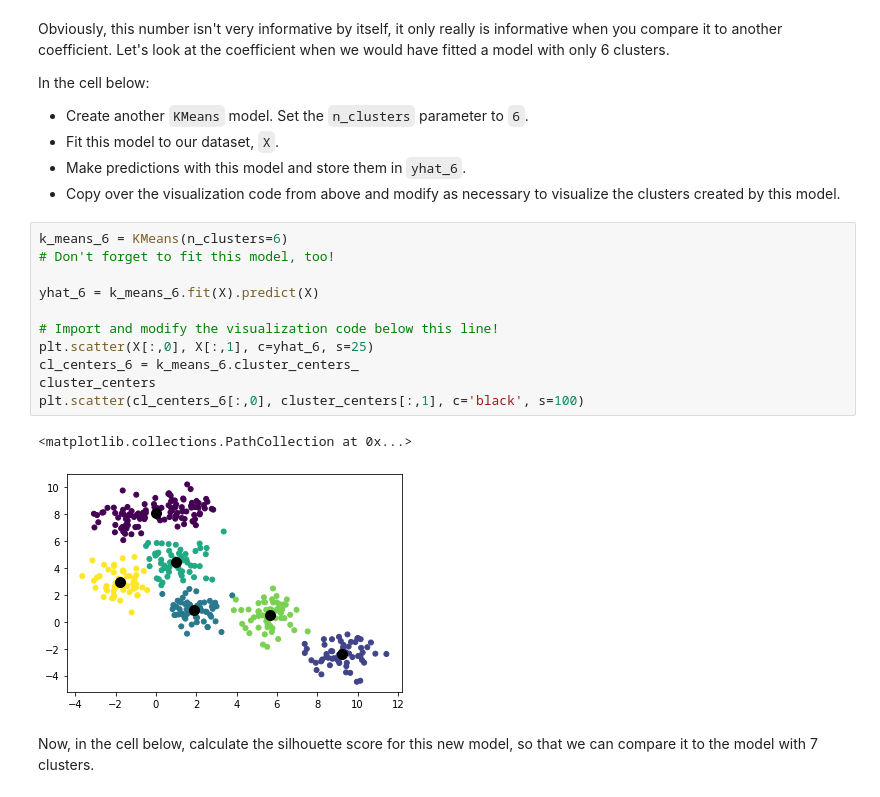
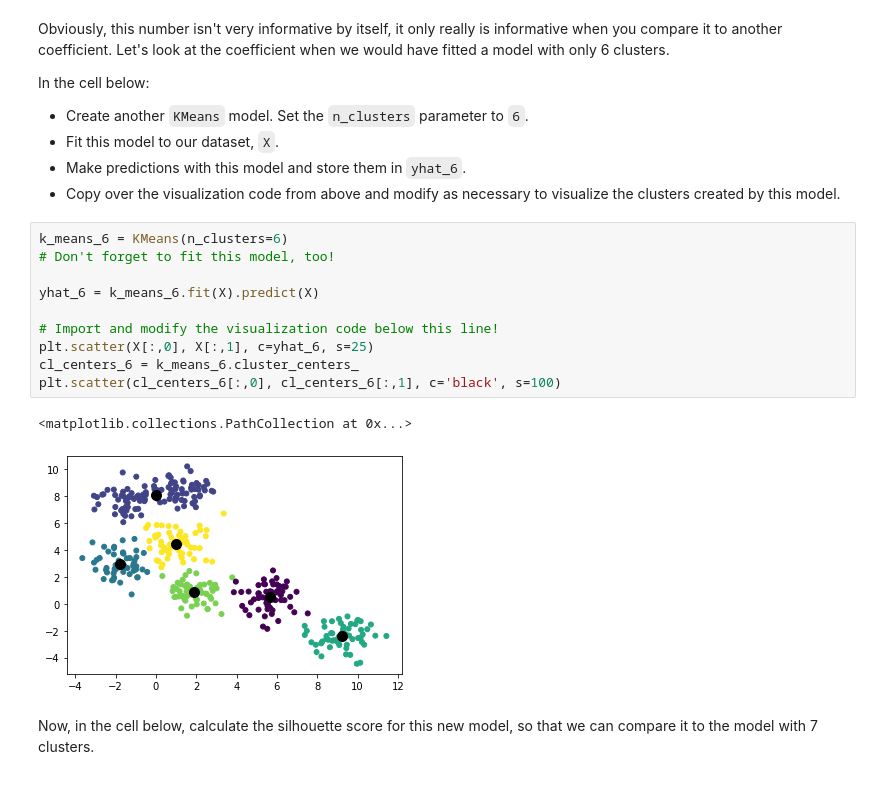
Before and after one commit to kathrinv/ds-k-means-clustering-lab-nyc-ds-082619, a Jupyter notebook: index.ipynb, the cells around one changed output. Drawn from its saved outputs; the diff is of its cells as text.

```diff
--- a/index.ipynb
+++ b/index.ipynb
@@ -117,17 +117,16 @@ In the cell below:
 # %%
 k_means_6 = KMeans(n_clusters=6)
 # Don't forget to fit this model, too!
 
 yhat_6 = k_means_6.fit(X).predict(X)
 
 # Import and modify the visualization code below this line!
 plt.scatter(X[:,0], X[:,1], c=yhat_6, s=25)
 cl_centers_6 = k_means_6.cluster_centers_
-cluster_centers
-plt.scatter(cl_centers_6[:,0], cluster_centers[:,1], c='black', s=100)
+plt.scatter(cl_centers_6[:,0], cl_centers_6[:,1], c='black', s=100)
 # %% [output]
 <matplotlib.collections.PathCollection at 0x...>
-[figure, old version]
+[figure, new version]
 # %% [markdown]
 Now, in the cell below, calculate the silhouette score for this new model, so that we can compare it to the model with 7 clusters.
 # %%
```
